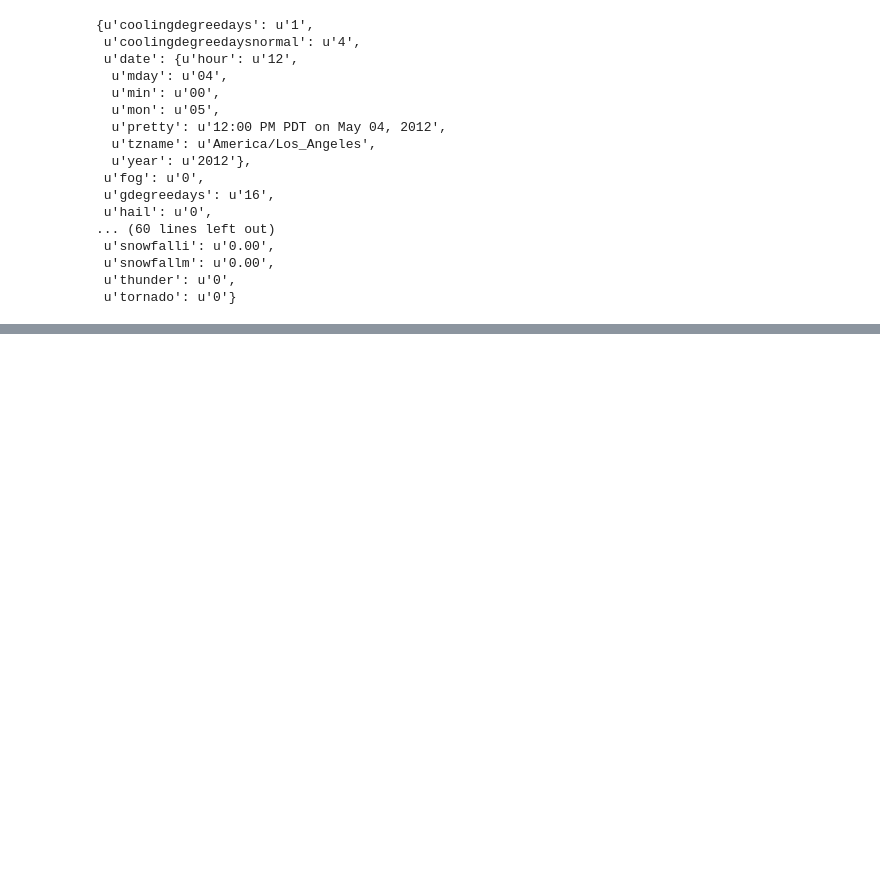
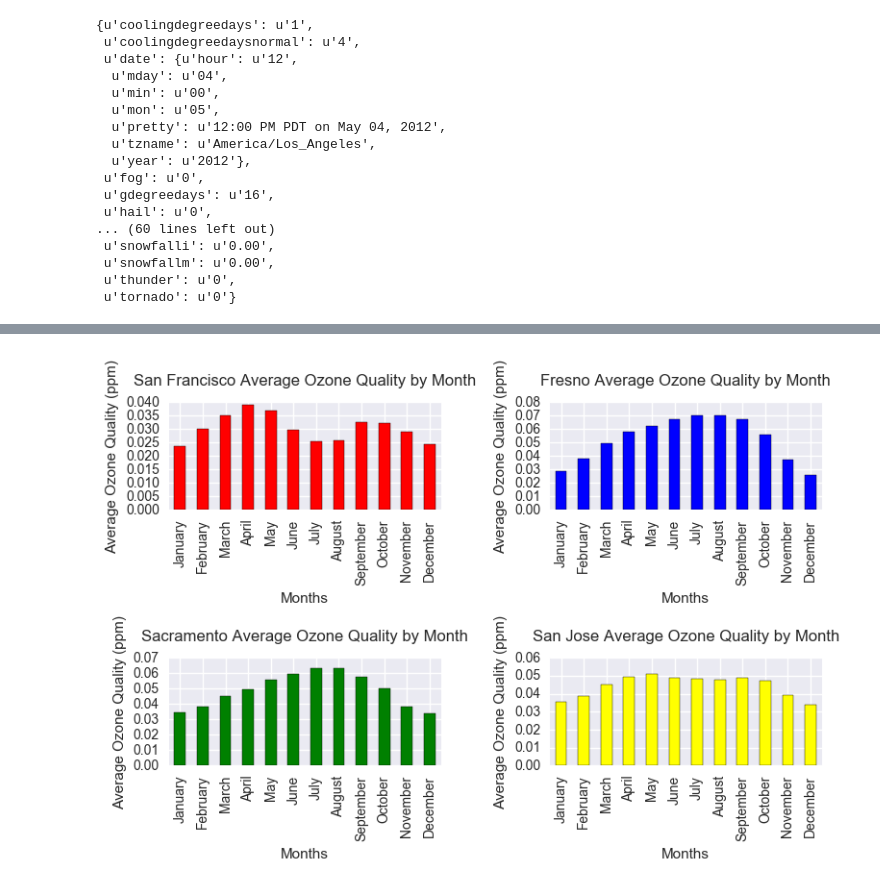
Before and after one commit to lhyhyfwjwf/pollution, a Jupyter notebook: weather-data.ipynb, the cells around one changed output, grey strips where cells are left out. Cells and saved outputs as stored; diff of their text form; code cells hidden in the pictures; blank space fills up the shorter version.

```diff
--- a/weather-data.ipynb
+++ b/weather-data.ipynb
@@ -94,0 +149,43 @@ plt.show()
+# %%
+temp = df.groupby(['city', df.index.month])['Daily Max 8-hour Ozone Concentration'].mean()
+
+plt.subplot(221)
+temp[['San_Francisco']].plot(kind='bar', color='red')
+plt.xlabel('Months')
+plt.ylabel('Average Ozone Quality (ppm)')
+plt.xticks(np.arange(12), calendar.month_name[1:13])
+plt.title('San Francisco Average Ozone Quality by Month')
+ttl = plt.gca().title
+ttl.set_position([.5, 1.1])
+
+plt.subplot(222)
+temp[['Fresno']].plot(kind='bar', color='blue')
+plt.xlabel('Months')
+plt.ylabel('Average Ozone Quality (ppm)')
+plt.xticks(np.arange(12), calendar.month_name[1:13])
+plt.title('Fresno Average Ozone Quality by Month')
+ttl = plt.gca().title
+ttl.set_position([.5, 1.1])
+
+plt.subplot(223)
+temp[['Sacramento']].plot(kind='bar', color='green')
+plt.xlabel('Months')
+plt.ylabel('Average Ozone Quality (ppm)')
+plt.xticks(np.arange(12), calendar.month_name[1:13])
+plt.title('Sacramento Average Ozone Quality by Month')
+ttl = plt.gca().title
+ttl.set_position([.5, 1.1])
+
+plt.subplot(224)
+temp[['San_Jose']].plot(kind='bar', color='yellow')
+plt.xlabel('Months')
+plt.ylabel('Average Ozone Quality (ppm)')
+plt.xticks(np.arange(12), calendar.month_name[1:13])
+plt.title('San Jose Average Ozone Quality by Month')
+ttl = plt.gca().title
+ttl.set_position([.5, 1.1])
+
+plt.tight_layout()
+plt.show()
+# %% [output]
+[figure, added]
```
Also changed, not shown: parts of 6 cells of this notebook.
